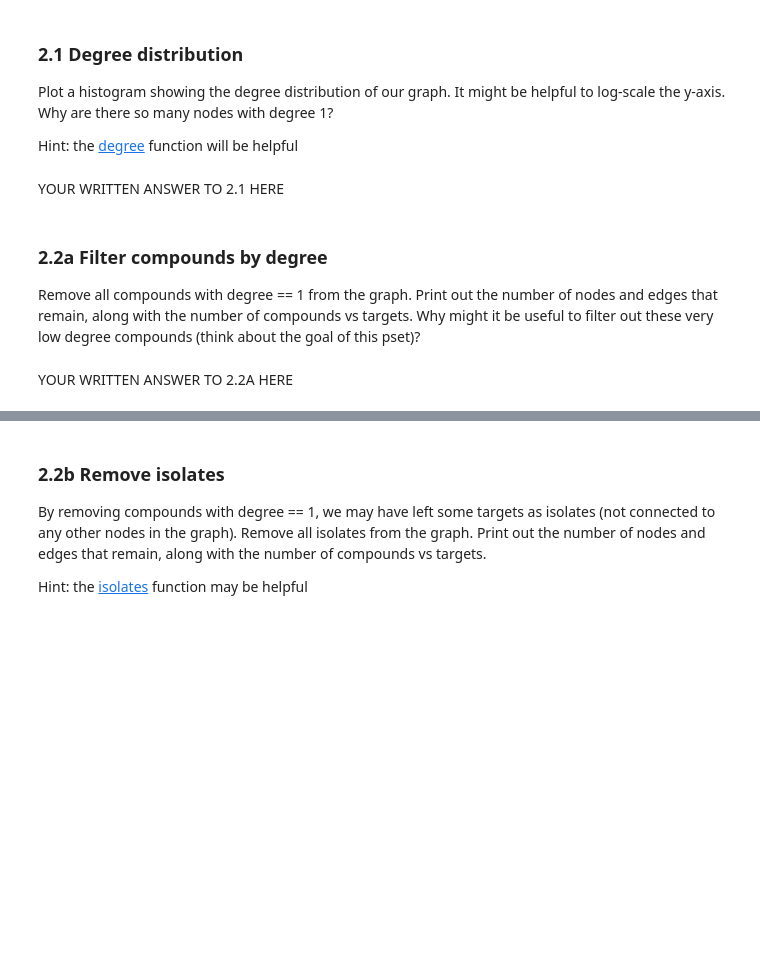
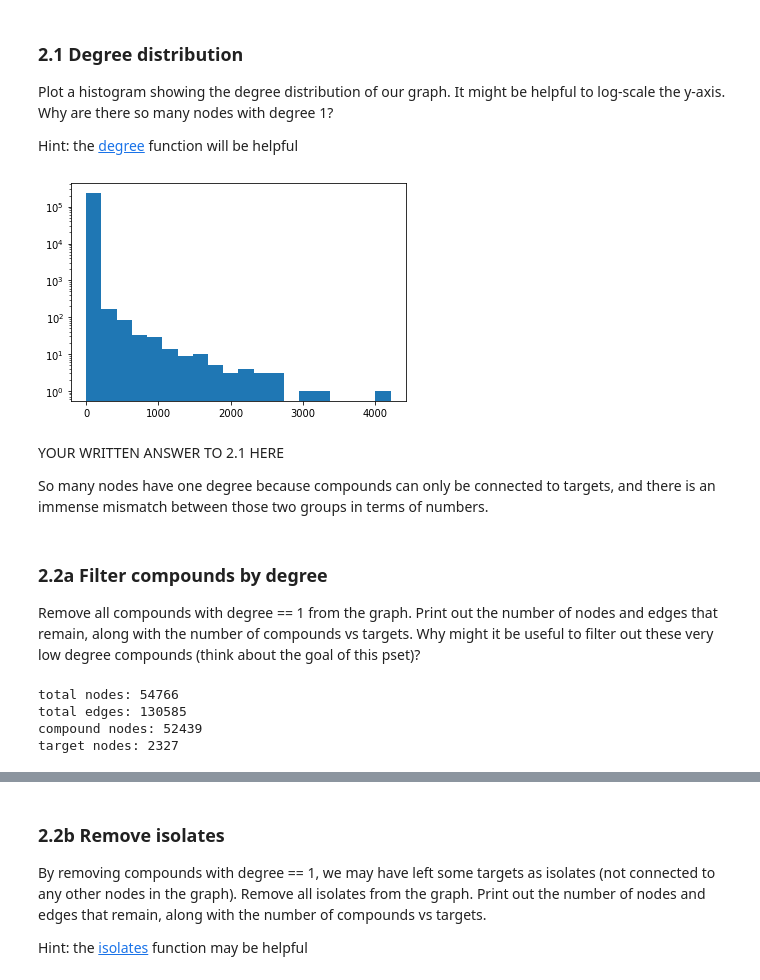
Before and after one commit to jvtanner/drug_network, a Jupyter notebook: pset3.ipynb, the cells around one changed output, grey strips where cells are left out. Saved outputs shown, nothing was run; the diff lists cells and outputs as text; code cells hidden in the pictures; blank space fills up the shorter version.

```diff
--- a/pset3.ipynb
+++ b/pset3.ipynb
@@ -53,7 +52,7 @@ total = pd.read_csv('data/DTC_IC50.csv',
                     usecols=['compound_id', 'target_id', 'standard_value', 'compound_name', 'gene_names'])
 print(total[:10])
 
-# Dictionary of compound-target pairs {(compound_id, target_id): [IC50]}
+# Dictionary of compound-target pairs {(compound_id, target_id): [IC50 value(s)]}
 ct_pairs = {}
 for ind in total.index:
     comp_targ = (total['compound_id'][ind], total['target_id'][ind])
@@ -69,6 +68,7 @@ print(f"\n\n\n {sanity}")
 pos_hits = []
 neg_hits = []
 
+# Clean up the above dict
 for key, value in ct_pairs.items():
     # If multiple values, change to median
     if len(value) > 1:
@@ -78,10 +78,10 @@ for key, value in ct_pairs.items():
         ct_pairs[key] = value[0]
     # List of negative hits
     if ct_pairs[key] >= 5000:
-            neg_hits.append(median)
+            neg_hits.append(key)
     # List of positive hits
     if ct_pairs[key] < 1000:
-        pos_hits.append(median)
+        pos_hits.append(key)
 
 
 sanity2 = list(islice(ct_pairs.items(), 10))
@@ -120,7 +120,19 @@ There are some great [tutorials](https://networkx.github.io/documentation/stable
 import networkx as nx
 import matplotlib.pyplot as plt
 
+# Create lists for both
+pos_comps = set([pair[0] for pair in pos_hits])
+pos_targs = set([pair[1] for pair in pos_hits])
+# Combine both sets for a total set of nodes
+nodes = pos_comps | pos_targs
+
+# Create our graph, nodes and edges
 G = nx.Graph()
-G.add_nodes_from(pos_hits)
-nx.draw(G, with_labels=True, font_weight='bold')
+G.add_nodes_from(nodes)
+G.add_edges_from(pos_hits)
+
+# Number of nodes and edges
+num_nodes = G.number_of_nodes()
+num_edges = G.number_of_edges()
+print(f"number of nodes: {num_nodes}\nnumber of edges: {num_edges}")
 # %% [output]
@@ -155,5 +185,18 @@ Hint: the [degree](https://networkx.org/documentation/stable/reference/classes/g
-# %% [markdown]
-YOUR WRITTEN ANSWER TO 2.1 HERE
+# %%
+# YOUR CODE FOR 2.1 HERE
+import numpy as np
+
+degrees = list(G.degree())
+_, degree_list = zip(*degrees)
+
+plt.hist(degree_list, bins=20, log=True)
+plt.show()
+# %% [output]
+[figure, added]
+# %% [markdown]
+YOUR WRITTEN ANSWER TO 2.1 HERE
+
+So many nodes have one degree because compounds can only be connected to targets, and there is an immense mismatch between those two groups in terms of numbers.
 # %% [markdown]
 ### 2.2a Filter compounds by degree
 Remove all compounds with degree == 1 from the graph. Print out the number of nodes and edges that remain, along with the number of compounds vs targets. Why might it be useful to filter out these very low degree compounds (think about the goal of this pset)?
@@ -162,2 +203,20 @@ Remove all compounds with degree == 1 from the graph. Print out the number of no
-# %% [markdown]
-YOUR WRITTEN ANSWER TO 2.2A HERE
+# %%
+# YOUR CODE FOR 2.2A HERE
+
+# Create list of nodes with a degree of one, then remove.
+remove = [node for node, degree in dict(G.degree()).items() if degree == 1]
+G.remove_nodes_from(remove)
+
+print(f"total nodes: {G.number_of_nodes()}\ntotal edges: {G.number_of_edges()}")
+
+# Print number of nodes of each type
+type_dict = nx.get_node_attributes(G, "type")
+num_targs = sum(value == "target" for value in type_dict.values())
+num_comps = sum(value == "compound" for value in type_dict.values())
+
+print(f"compound nodes: {num_comps}\ntarget nodes: {num_targs}")
+# %% [output]
+total nodes: 54766
+total edges: 130585
+compound nodes: 52439
+target nodes: 2327
```
Also changed, not shown: parts of 16 cells of this notebook.
